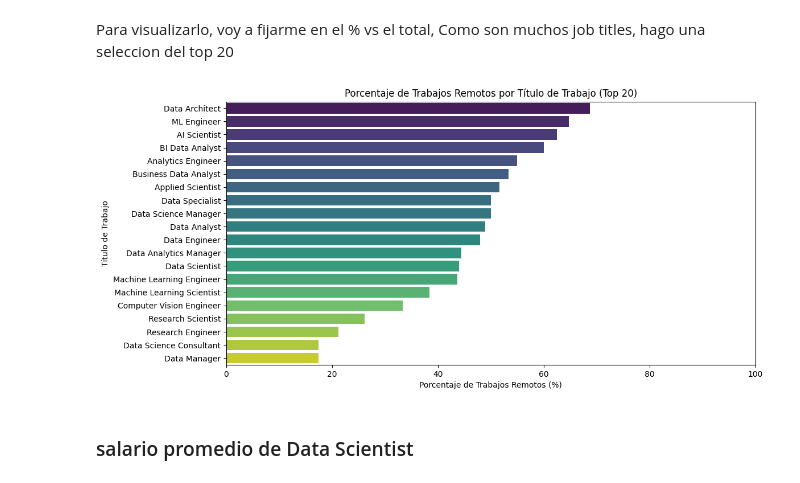
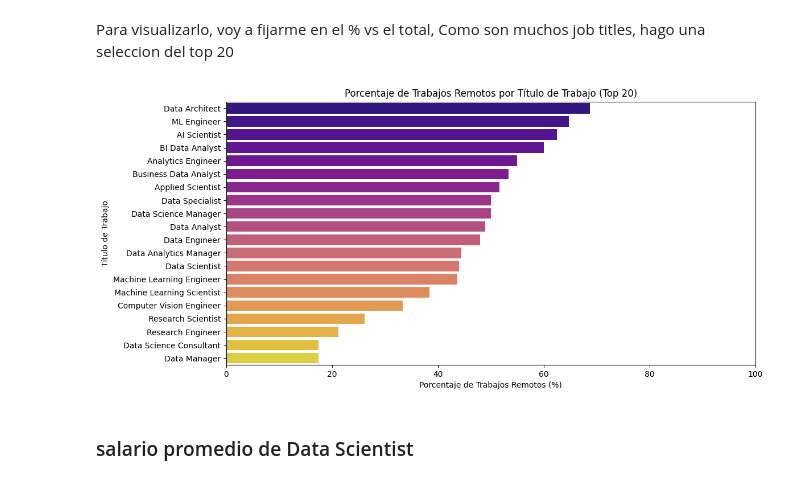
Before and after one commit to liagcaviedes/Data-Analytics-Salaries-Project, a Jupyter notebook: salary_data_ok.ipynb, the cells around one changed output. Saved outputs shown, nothing was run; the diff lists cells and outputs as text; code cells hidden in the pictures.

```diff
--- a/salary_data_ok.ipynb
+++ b/salary_data_ok.ipynb
@@ -196,34 +196,34 @@ Para visualizarlo, voy a fijarme en el % vs el total, Como son muchos job titles
 # %%
 # Paso 1: Calcular el total de trabajos por título
 total_jobs_df = df['job_title'].value_counts().reset_index()
 total_jobs_df.columns = ['job_title', 'total_jobs']  # Renombrar columnas
 
 # Paso 2: Calcular el número de trabajos remotos
 remote_jobs_df = pd.DataFrame(df[df['remote_ratio'] == 100]['job_title'].value_counts()).reset_index()
 remote_jobs_df.columns = ['job_title', 'remote_jobs']  # Renombrar columnas
 
 # Paso 3: Unir ambos DataFrames
 merged_df = pd.merge(total_jobs_df, remote_jobs_df, on='job_title', how='left').fillna(0)
 
 # Paso 4: Calcular el porcentaje de trabajos remotos
 merged_df['remote_ratio_percentage'] = (merged_df['remote_jobs'] / merged_df['total_jobs']) * 100
 
 # Paso 5: Filtrar los 20 títulos de trabajo más comunes
 top_20_jobs = merged_df.nlargest(20, 'total_jobs')
 
 # Paso 6: Ordenar en orden ascendente por el porcentaje de trabajos remotos
 top_20_jobs = top_20_jobs.sort_values(by='remote_ratio_percentage', ascending=False)
 
 # Paso 7: Crear el gráfico de barras horizontales
 plt.figure(figsize=(12, 6))
-sns.barplot(x='remote_ratio_percentage', y='job_title', data=top_20_jobs, palette='viridis')
+sns.barplot(x='remote_ratio_percentage', y='job_title', data=top_20_jobs, palette='plasma')
 plt.title('Porcentaje de Trabajos Remotos por Título de Trabajo (Top 20)')
 plt.xlabel('Porcentaje de Trabajos Remotos (%)')
 plt.ylabel('Título de Trabajo')
 plt.xlim(0, 100)  # Ajustar el límite del eje x
 plt.show()
 # %% [output]
-[figure, old version]
+[figure, new version]
 # %% [markdown]
 ### salario promedio de Data Scientist
 # %%
```
Also changed, not shown: parts of 17 cells of this notebook, 1 other file.
